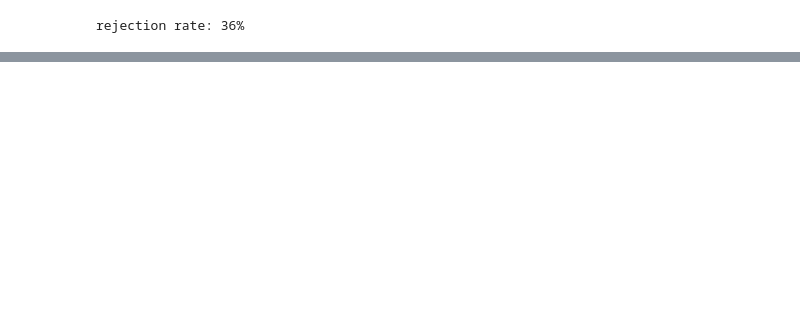
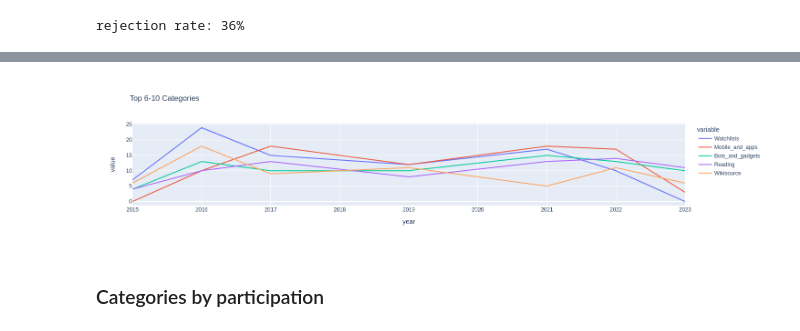
Before and after one commit to wikimedia-research/community-wishlist-historical-metrics-2023, a Jupyter notebook: 04-analysis.ipynb, the cells around one changed output, grey strips where cells are left out. Cells and saved outputs as stored; diff of their text form; code cells hidden in the pictures; blank space fills up the shorter version.

```diff
--- a/04-analysis.ipynb
+++ b/04-analysis.ipynb
@@ -216,0 +449,4 @@ categories_by_year
+# %%
+top10_categories = proposals_by_category.iloc[6:11, :].index.tolist()
+top10_categories_by_year = categories_by_year.loc[:, ['year'] + top10_categories].query("""year != 2020""")
+display_dfs_parallel({'Top 6-10 categories (and number of proposals) by year': top10_categories_by_year.set_index('year')}, df_title_bold=True)
@@ -216,0 +464,13 @@ categories_by_year
+# %%
+fig = px.line(
+    top10_categories_by_year,
+    x='year',
+    y=['Watchlists', 'Mobile_and_apps', 'Bots_and_gadgets', 'Reading', 'Wikisource'],
+    width=iplot_width,
+    title='Top 6-10 Categories')
+
+iplot(fig, config=iplot_config)
+# %% [output]
+[figure, added]
+# %% [markdown]
+### Categories by participation
```
Also changed, not shown: parts of 190 cells of this notebook, 12 other files.
